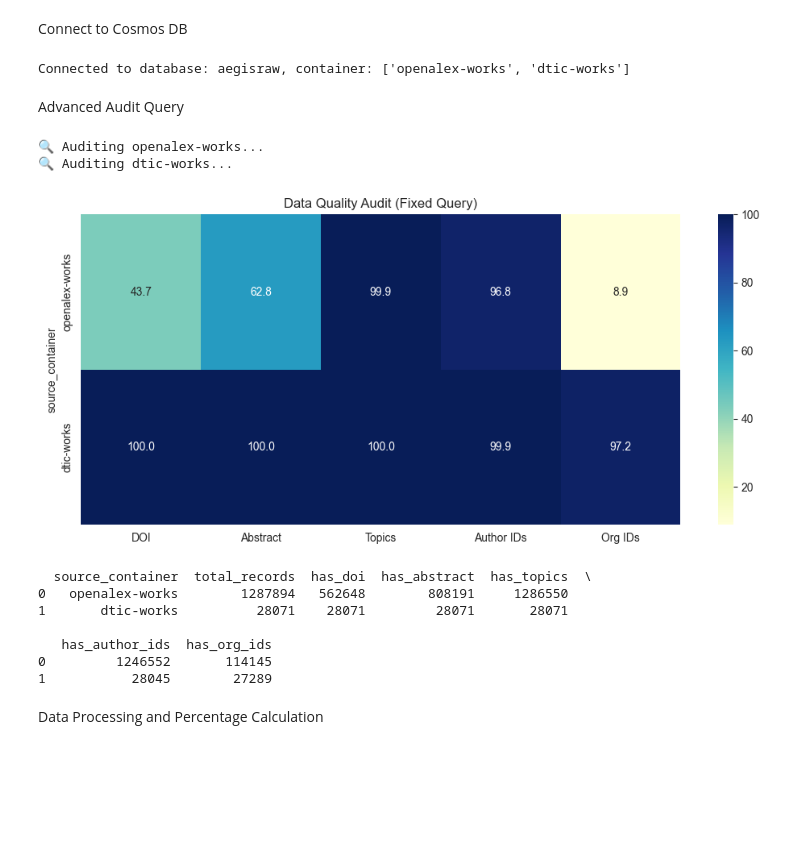
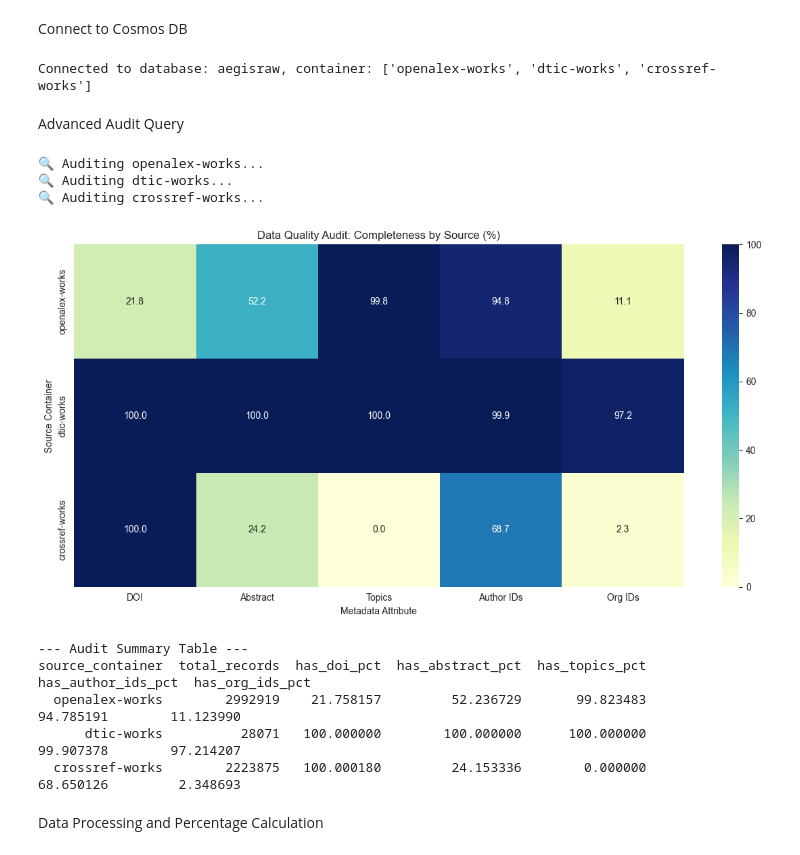
Before and after one commit to shafe123/cmu-aegis-scholar, a Jupyter notebook: data_exploration/MissingDataReport.ipynb, the cells around one changed output. Saved outputs shown, nothing was run; the diff lists cells and outputs as text; code cells hidden in the pictures; blank space fills up the shorter version.

Commit message:
Updated with CrossRef source

```diff
--- a/data_exploration/MissingDataReport.ipynb
+++ b/data_exploration/MissingDataReport.ipynb
@@ -54,7 +54,7 @@ Connect to Cosmos DB
 COSMOS_ENDPOINT = os.getenv("COSMOS_ENDPOINT", "https://aegiscosmosdb.documents.azure.com")
 COSMOS_KEY = os.getenv("COSMOS_KEY", "6Di3nSl2nSG7qitzD8SGYeXuw5rn3eUmC4fha2YswtM5R5hSet8u0hYzMMSnhVBmTfNgMJMxKAbTACDbSPsJpg==")
 DATABASE_NAME = "aegisraw"  # Update with your database name
-CONTAINERS_TO_AUDIT = ["openalex-works", "dtic-works"]
+CONTAINERS_TO_AUDIT = ["openalex-works", "dtic-works", "crossref-works"]
 
 client = CosmosClient(COSMOS_ENDPOINT, COSMOS_KEY)
 database = client.get_database_client(DATABASE_NAME)
@@ -65,65 +65,87 @@ database = client.get_database_client(DATABASE_NAME)
 
 print(f"Connected to database: {DATABASE_NAME}, container: {CONTAINERS_TO_AUDIT}")
 # %% [output]
-Connected to database: aegisraw, container: ['openalex-works', 'dtic-works']
+Connected to database: aegisraw, container: ['openalex-works', 'dtic-works', 'crossref-works']
 # %% [markdown]
 Advanced Audit Query
 # %%
 all_results = []
 
-# Metrics to audit
+# Updated Metrics to handle both OpenAlex/DTIC and Crossref schemas
+# We now check for existence AND ensure strings/arrays aren't empty
 metrics_to_check = {
-    "has_doi": "IS_DEFINED(c.doi) OR IS_DEFINED(c.DOI)",
-    "has_abstract": "IS_DEFINED(c.abstract) OR IS_DEFINED(c.abstract_inverted_index)",
-    "has_topics": "(IS_DEFINED(c.topics) AND ARRAY_LENGTH(c.topics) > 0) OR (IS_DEFINED(c.keywords) AND ARRAY_LENGTH(c.keywords) > 0)",
-    "has_author_ids": "EXISTS(SELECT VALUE a FROM a IN c.authors WHERE IS_DEFINED(a.researcher_id)) OR EXISTS(SELECT VALUE a FROM a IN c.authorships WHERE IS_DEFINED(a.author.id))",
-    "has_org_ids": "EXISTS(SELECT VALUE o FROM o IN c.organizations WHERE IS_DEFINED(o.org_id)) OR EXISTS(SELECT VALUE a FROM a IN c.authorships WHERE EXISTS(SELECT VALUE i FROM i IN a.institutions WHERE IS_DEFINED(i.id)))"
+    "has_doi": "(IS_DEFINED(c.doi) AND c.doi != '') OR (IS_DEFINED(c.DOI) AND c.DOI != '')",
+
+    "has_abstract": "(IS_DEFINED(c.abstract) AND c.abstract != '') OR IS_DEFINED(c.abstract_inverted_index)",
+
+    "has_topics": "(IS_DEFINED(c.topics) AND ARRAY_LENGTH(c.topics) > 0) OR "
+                  "(IS_DEFINED(c.keywords) AND ARRAY_LENGTH(c.keywords) > 0)",
+
+    "has_author_ids": "EXISTS(SELECT VALUE a FROM a IN c.authors WHERE (IS_DEFINED(a.researcher_id) OR IS_DEFINED(a.family))) OR "
+                      "EXISTS(SELECT VALUE a FROM a IN c.authorships WHERE IS_DEFINED(a.author.id))",
+
+    "has_org_ids": "EXISTS(SELECT VALUE o FROM o IN c.organizations WHERE IS_DEFINED(o.org_id)) OR "
+                   "EXISTS(SELECT VALUE a FROM a IN c.authorships WHERE EXISTS(SELECT VALUE i FROM i IN a.institutions WHERE IS_DEFINED(i.id))) OR "
+                   "(IS_DEFINED(c.institution_name) AND c.institution_name != '')"
 }
 
 for container_name in CONTAINERS_TO_AUDIT:
     print(f"🔍 Auditing {container_name}...")
     container = database.get_container_client(container_name)
 
     # Get Total Count First
     total_res = list(container.query_items("SELECT VALUE COUNT(1) FROM c", enable_cross_partition_query=True))
     total_count = total_res[0] if total_res else 0
 
+    if total_count == 0:
+        print(f"⚠️ Container {container_name} is empty. Skipping.")
+        continue
+
     container_stats = {'source_container': container_name, 'total_records': total_count}
 
-    # Get each metric individually to avoid "MultipleAggregates" error
+    # Get each metric individually
     for metric_name, condition in metrics_to_check.items():
         query = f"SELECT VALUE COUNT(1) FROM c WHERE {condition}"
         count_res = list(container.query_items(query, enable_cross_partition_query=True))
         container_stats[metric_name] = count_res[0] if count_res else 0
 
     all_results.append(container_stats)
 
 # --- Process and Plot ---
 df = pd.DataFrame(all_results)
 if not df.empty:
+    # Calculate percentages
     for m in metrics_to_check.keys():
         df[f'{m}_pct'] = (df[m] / df['total_records']) * 100
 
+    # Prepare for Plotting
     plot_df = df.set_index('source_container')[[c for c in df.columns if '_pct' in c]]
+
+    # Rename columns for the Heatmap labels
     plot_df.columns = ['DOI', 'Abstract', 'Topics', 'Author IDs', 'Org IDs']
 
-    plt.figure(figsize=(12, 5))
-    sns.heatmap(plot_df, annot=True, cmap='YlGnBu', fmt=".1f")
-    plt.title('Data Quality Audit (Fixed Query)')
+    # Visualization
+    plt.figure(figsize=(12, 6))
+    sns.heatmap(plot_df, annot=True, cmap='YlGnBu', fmt=".1f", vmin=0, vmax=100)
+    plt.title('Data Quality Audit: Completeness by Source (%)')
+    plt.ylabel('Source Container')
+    plt.xlabel('Metadata Attribute')
+    plt.tight_layout()
     plt.show()
 
-    print(df[['source_container', 'total_records'] + list(metrics_to_check.keys())])
+    # Print numerical report
+    print("\n--- Audit Summary Table ---")
+    print(df[['source_container', 'total_records'] + [f'{m}_pct' for m in metrics_to_check.keys()]].to_string(index=False))
 # %% [output]
 🔍 Auditing openalex-works...
 🔍 Auditing dtic-works...
+🔍 Auditing crossref-works...
-[figure, old version]
+[figure, new version]
-  source_container  total_records  has_doi  has_abstract  has_topics  \
-0   openalex-works        1287894   562648        808191     1286550
-1       dtic-works          28071    28071         28071       28071
-
-   has_author_ids  has_org_ids
-0         1246552       114145
-1           28045        27289
+--- Audit Summary Table ---
+source_container  total_records  has_doi_pct  has_abstract_pct  has_topics_pct  has_author_ids_pct  has_org_ids_pct
+  openalex-works        2992919    21.758157         52.236729       99.823483           94.785191        11.123990
+      dtic-works          28071   100.000000        100.000000      100.000000           99.907378        97.214207
+  crossref-works        2223875   100.000180         24.153336        0.000000           68.650126         2.348693
 # %% [markdown]
 Data Processing and Percentage Calculation
 # %%
```
Also changed, not shown: parts of 3 cells of this notebook.
